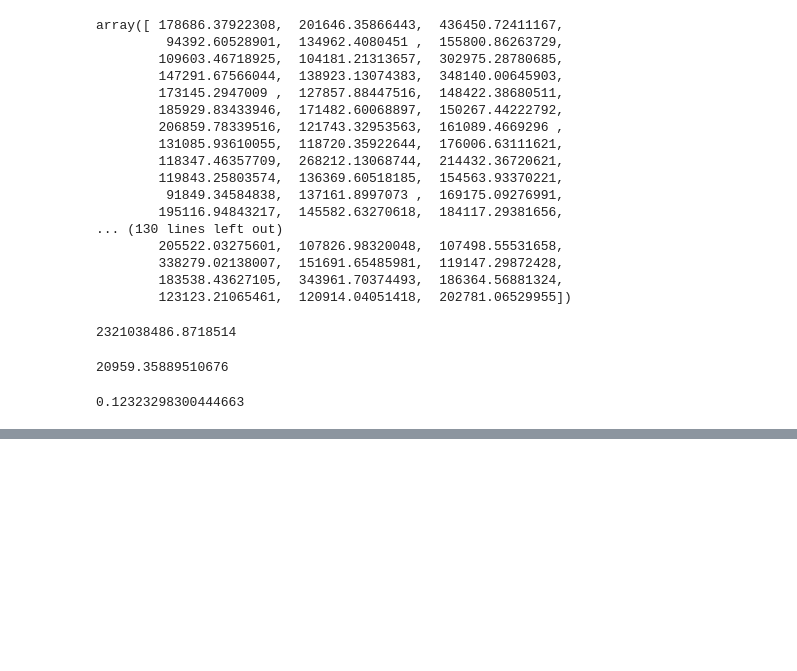
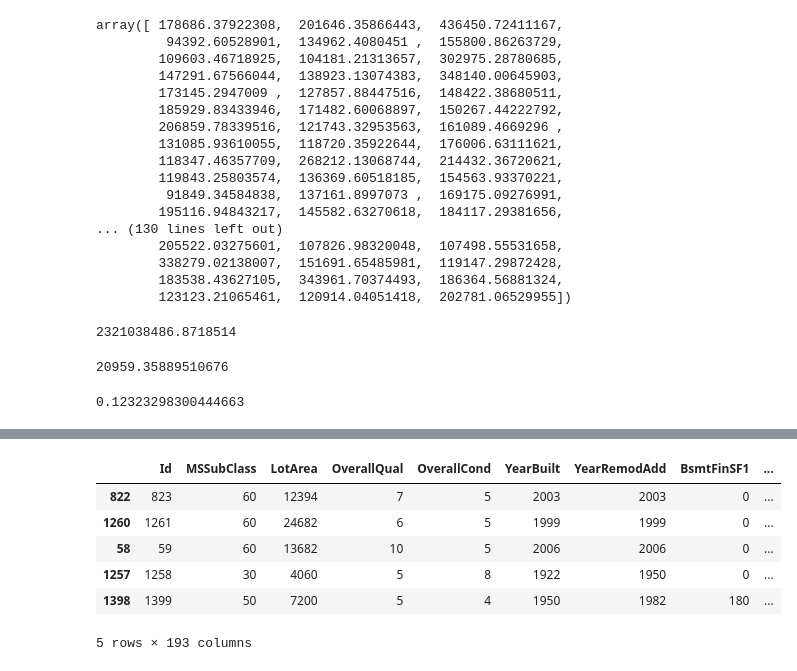
Before and after one commit to nik281/dataSciencePr, a Jupyter notebook: House_Prices/house-prices-advanced-regression-techniques/house_pre_final.ipynb, the cells around one changed output, grey strips where cells are left out. Saved outputs shown, nothing was run; the diff lists cells and outputs as text; code cells hidden in the pictures; blank space fills up the shorter version.

```diff
--- a/House_Prices/house-prices-advanced-regression-techniques/house_pre_final.ipynb
+++ b/House_Prices/house-prices-advanced-regression-techniques/house_pre_final.ipynb
@@ -275,0 +393,10 @@ mean_absolute_percentage_error(y_test,y_pred)
+# %%
+X_test.head()
+# %% [output]
+|  | Id | MSSubClass | LotArea | OverallQual | OverallCond | YearBuilt | YearRemodAdd | BsmtFinSF1 | ... |
+| 822 | 823 | 60 | 12394 | 7 | 5 | 2003 | 2003 | 0 | ... |
+| 1260 | 1261 | 60 | 24682 | 6 | 5 | 1999 | 1999 | 0 | ... |
+| 58 | 59 | 60 | 13682 | 10 | 5 | 2006 | 2006 | 0 | ... |
+| 1257 | 1258 | 30 | 4060 | 5 | 8 | 1922 | 1950 | 0 | ... |
+| 1398 | 1399 | 50 | 7200 | 5 | 4 | 1950 | 1982 | 180 | ... |
+5 rows × 193 columns
```
Also changed, not shown: parts of 16 cells of this notebook, 5 other files.
